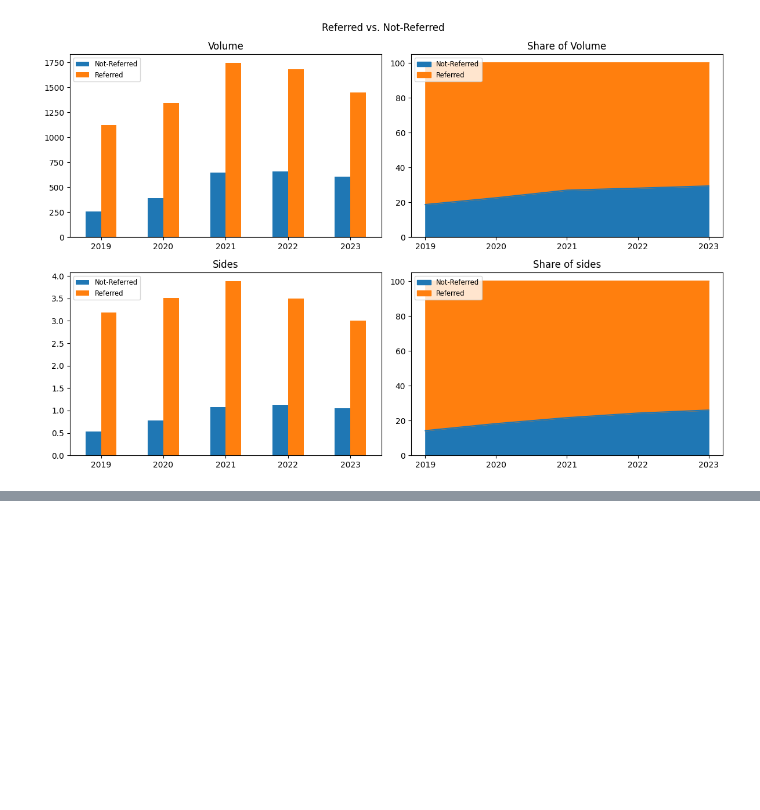
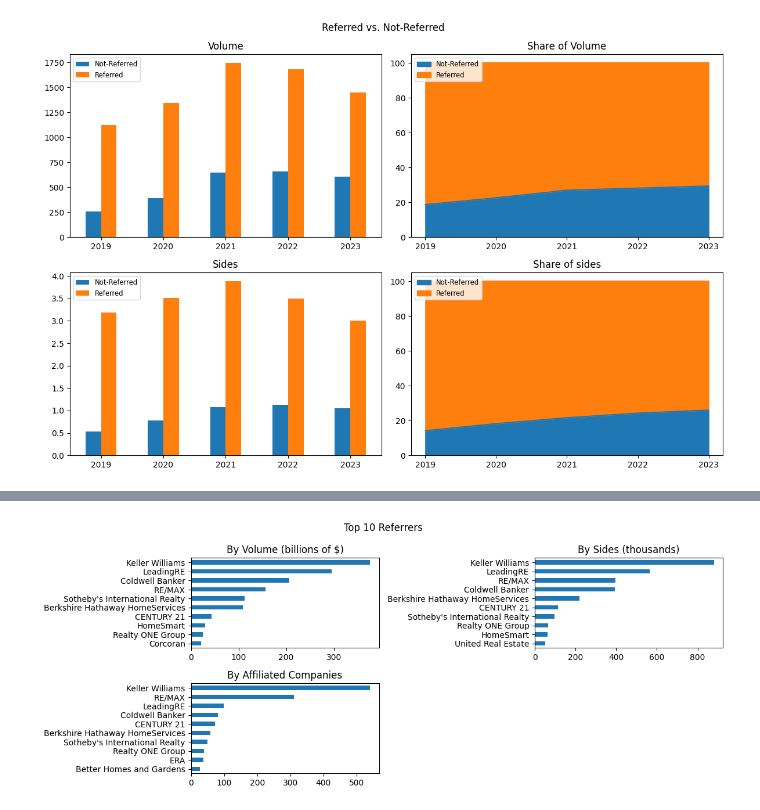
Before and after one commit to altos-research/housingwire-rt, a Jupyter notebook: EDA.ipynb, the cells around one changed output, grey strips where cells are left out. Saved outputs shown, nothing was run; the diff lists cells and outputs as text; code cells hidden in the pictures; blank space fills up the shorter version.

Commit message:
Referrers top 10s with multi-affiliated companies handled.

```diff
--- a/EDA.ipynb
+++ b/EDA.ipynb
@@ -268,0 +342,11 @@ plt.show()
+# %%
+top_referrers = pd.concat([multis,
+                    df.loc[(df.year==2023)&(df.referrer!='Independent/Other')&(~df.company.isin(multis.company.unique())),
+                            ['company_id', 'referrer', 'volume', 'sides']]]).groupby('referrer').agg({
+                                'company_id':'nunique',
+                                'volume':'sum',
+                                'sides':'sum'
+                            }).sort_values(by='volume', ascending=False)
+top_referrers['volume'] = top_referrers['volume'].astype('int64')
+top_referrers['sides'] = top_referrers['sides'].astype('int64')
+top_referrers
@@ -268,0 +372,17 @@ plt.show()
+# %%
+fig, ax = plt.subplots(nrows=2, ncols=2)
+fig.set_tight_layout(tight=True)
+fig.suptitle('Top 10 Referrers')
+fig.set_figwidth(12)
+
+top_referrers.sort_values(by='volume').iloc[-10:,:].div(1000000000).plot.barh(y='volume', legend=None, title='By Volume (billions of $)', ylabel='', ax=ax[0,0])
+
+top_referrers.sort_values(by='sides').iloc[-10:,:].div(1000).plot.barh(y='sides', legend=None, title='By Sides (thousands)', ylabel='', ax=ax[0,1])
+
+top_referrers.sort_values(by='company_id').iloc[-10:,:].plot.barh(y='company_id', legend=None, title='By Affiliated Companies', ylabel='', ax=ax[1,0])
+
+ax[1,1].axis('off')
+
+plt.show()
+# %% [output]
+[figure, added]
```
Also changed, not shown: parts of 4 cells of this notebook.
